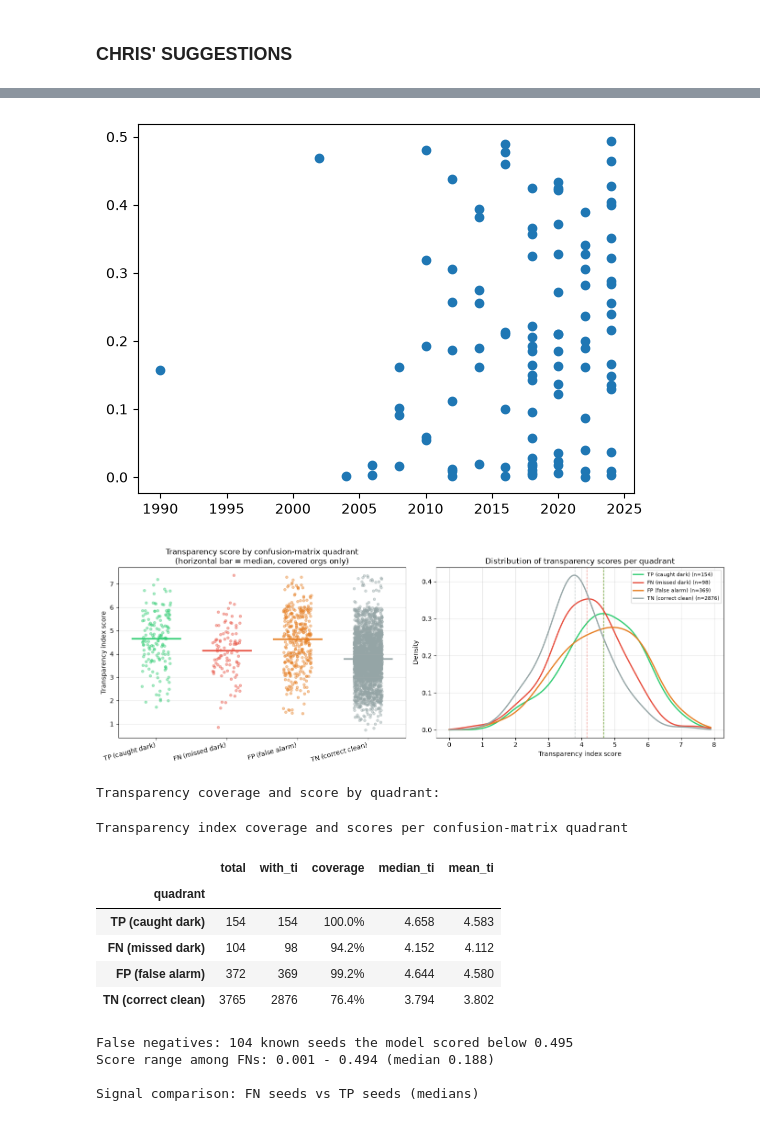
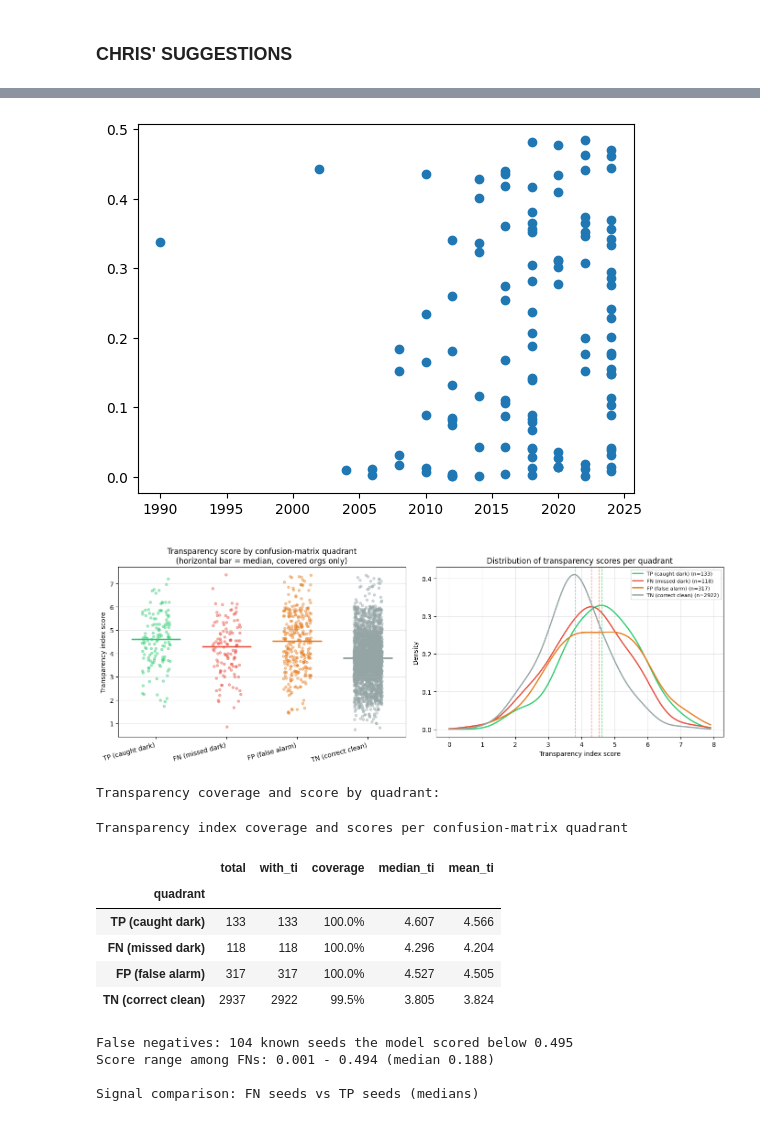
Before and after one commit to team-glass-house/influence-network, a Jupyter notebook: notebooks/network_analysis_modeling.ipynb, the cells around one changed output, grey strips where cells are left out. Saved outputs shown, nothing was run; the diff lists cells and outputs as text; code cells hidden in the pictures.

```diff
--- a/notebooks/network_analysis_modeling.ipynb
+++ b/notebooks/network_analysis_modeling.ipynb
@@ -234,7 +234,7 @@ The cohort above is small on purpose. To see where our known dark-money groups a
 
 The OpenSecrets dark-money list rides along inside that web as a labeled subset. Weighted PageRank tells us how central those known groups really are, and it sets up the personalized PageRank idea we use later to find organizations that sit in similar spots.
 # %%
-# Build the FULL 2023/24 money-flow network (all EINs) and rank by weighted PageRank; seeds are a labeled subset.
+# Build the FULL 2023/24 money-flow network among organizations with their own in-period filing.
 import networkx as nx
 import numpy as np, pandas as pd
 
@@ -254,13 +254,17 @@ conn.execute(f"""CREATE OR REPLACE TEMP TABLE dark_money AS
     FROM read_parquet('{PARQUET_BASE}/dark_money_labels.parquet')
     WHERE filer_ein IS NOT NULL""")
 
-# ALL directed grant edges (funder -> grantee) for 2023/24 -- the entire money web, not just seed-adjacent.
-# Drop placeholder redaction EINs from both ends so they don't form artificial hubs.
+# Directed grant edges where both funder and grantee have a 2023/24 filing.
 edges = q(f"""
-WITH fy AS (SELECT filing_id, ein FROM irs990_filings WHERE TRY_CAST(tax_year AS INT) IN {YEARS})
+WITH fy AS (
+    SELECT filing_id, ein
+    FROM irs990_filings
+    WHERE TRY_CAST(tax_year AS INT) IN {YEARS}
+)
 SELECT fy.ein AS src, g.grantee_ein AS dst, SUM(TRY_CAST(g.amount AS DOUBLE)) AS amt
 FROM irs990_filing_grants g JOIN fy USING (filing_id)
 WHERE g.grantee_ein IS NOT NULL AND g.grantee_ein <> fy.ein
+  AND g.grantee_ein IN (SELECT DISTINCT ein FROM fy)
   AND fy.ein NOT IN {_ph_sql}
   AND g.grantee_ein NOT IN {_ph_sql}
 GROUP BY 1, 2
@@ -763,8 +786,40 @@ plt.scatter(
     y=false_negatives.score
 );
 # %% [output]
-[figure, old version]
+[figure, new version]
 # %%
+# Load transparency index data (required before quadrant analysis).
+conn.execute(f"""
+CREATE OR REPLACE VIEW transparency_index AS
+SELECT *
+FROM read_parquet(
+    '{TRANSPARENCY_INDEX_PATH}',
+    union_by_name=true
+)
+""")
+
+transparency = q(f"""
+WITH ranked AS (
+    SELECT
+        ein,
+        tax_year,
+        normalized_index_score,
+        observed_components,
+        complete,
+        ROW_NUMBER() OVER (
+            PARTITION BY ein
+            ORDER BY tax_year DESC, filing_id DESC
+        ) AS recency
+    FROM transparency_index
+    WHERE tax_year IN {YEARS}
+)
+SELECT * EXCLUDE recency
+FROM ranked
+WHERE recency = 1
+""")
+_valid_years = {int(yr.strip()) for yr in YEARS.strip("()").split(",")}
+transparency = transparency[transparency["tax_year"].isin(_valid_years)].reset_index(drop=True)
+
 # --- Transparency index position for each confusion-matrix quadrant ---
 import matplotlib.pyplot as plt
 import matplotlib.patches as mpatches
@@ -812,42 +867,42 @@ for label, scores in covered_groups.items():
     if len(scores) < 5:
         continue
     kde = gaussian_kde(scores, bw_method=0.4)
     ax2.plot(xgrid, kde(xgrid), color=colors[label], linewidth=2, label=f"{label} (n={len(scores)})")
     ax2.axvline(scores.median(), color=colors[label], linewidth=1, linestyle="--", alpha=0.7)
 ax2.set_xlabel("Transparency index score")
 ax2.set_ylabel("Density")
 ax2.set_title("Distribution of transparency scores per quadrant")
 ax2.legend(fontsize=8)
 ax2.grid(alpha=0.3)
 
 plt.tight_layout()
 plt.show()
 
 # Summary table
 print("\nTransparency coverage and score by quadrant:")
 rows = []
 for label, mask in cm_labels.items():
     scores = Mti.loc[mask, "ti_score"].dropna()
     total = int(mask.sum())
     rows.append({"quadrant": label, "total": total,
                  "with_ti": len(scores), "coverage": len(scores)/total if total else 0,
                  "median_ti": scores.median() if len(scores) else float("nan"),
                  "mean_ti": scores.mean() if len(scores) else float("nan")})
 import pandas as pd
 summary = pd.DataFrame(rows).set_index("quadrant")
 display(summary.style.format(
     {"coverage": "{:.1%}", "median_ti": "{:.3f}", "mean_ti": "{:.3f}"}
 ).set_caption("Transparency index coverage and scores per confusion-matrix quadrant"))
 # %% [output]
-[figure, old version]
+[figure, new version]
 Transparency coverage and score by quadrant:
 Transparency index coverage and scores per confusion-matrix quadrant
 |  | total | with_ti | coverage | median_ti | mean_ti |
 | quadrant |  |  |  |  |  |
-| TP (caught dark) | 154 | 154 | 100.0% | 4.658 | 4.583 |
-| FN (missed dark) | 104 | 98 | 94.2% | 4.152 | 4.112 |
-| FP (false alarm) | 372 | 369 | 99.2% | 4.644 | 4.580 |
-| TN (correct clean) | 3765 | 2876 | 76.4% | 3.794 | 3.802 |
+| TP (caught dark) | 133 | 133 | 100.0% | 4.607 | 4.566 |
+| FN (missed dark) | 118 | 118 | 100.0% | 4.296 | 4.204 |
+| FP (false alarm) | 317 | 317 | 100.0% | 4.527 | 4.505 |
+| TN (correct clean) | 2937 | 2922 | 99.5% | 3.805 | 3.824 |
 # %%
 # --- False Negatives: known dark-money seeds the model missed ---
 fn_mask = (y == 1) & ~pred
```
Also changed, not shown: parts of 15 cells of this notebook.
